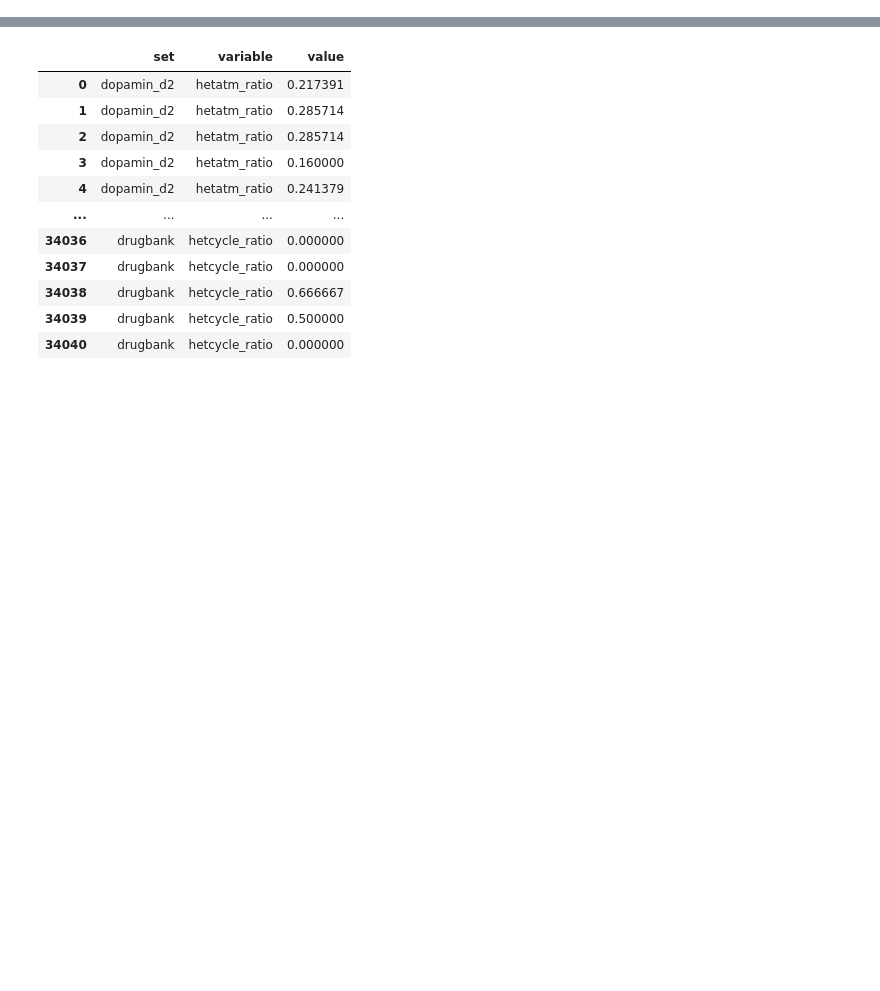
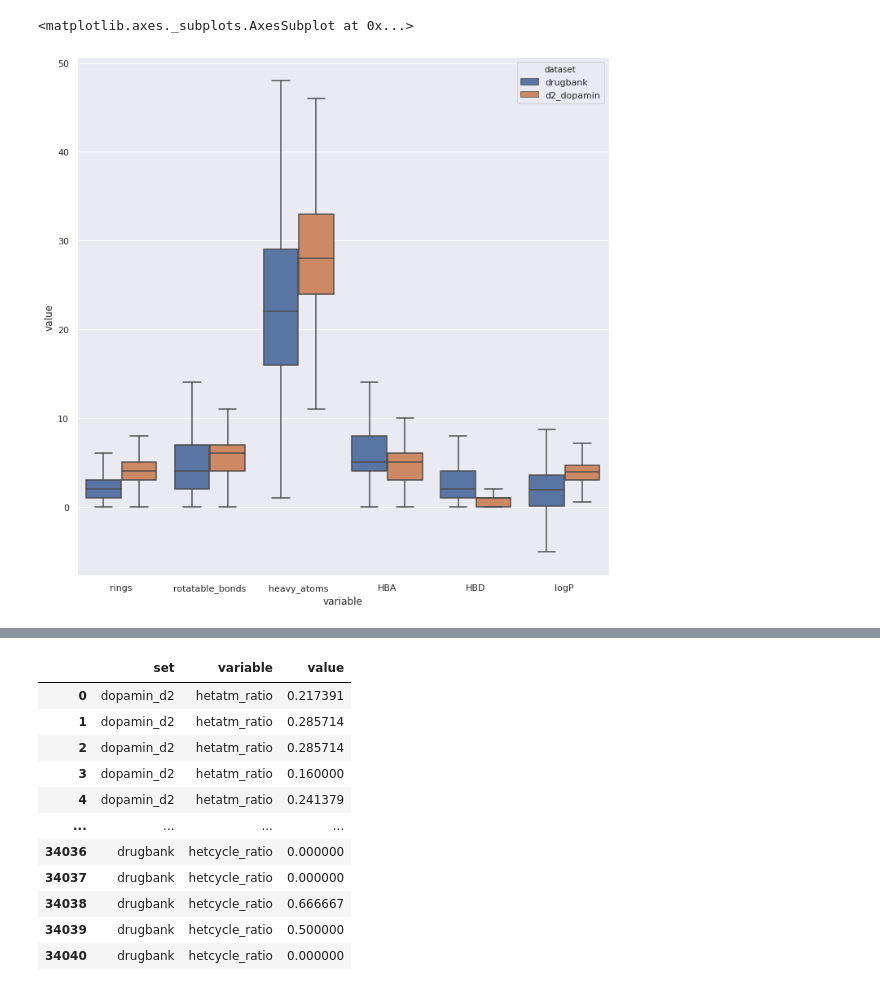
Before and after one commit to lich-uct/cdd2020, a Jupyter notebook: vavrikoa/3_deskriptory.ipynb, the cells around one changed output, grey strips where cells are left out. Saved outputs shown, nothing was run; the diff lists cells and outputs as text; code cells hidden in the pictures; blank space fills up the shorter version.

```diff
--- a/vavrikoa/3_deskriptory.ipynb
+++ b/vavrikoa/3_deskriptory.ipynb
@@ -173 +100,7 @@ long_d2_db
+# %%
+sns.set(rc={'figure.figsize':(11.7, 11.7)})
+sns.boxplot(y="value", x="variable", hue="dataset", data = all_ligands_long.loc[all_ligands_long["variable"]. isin(["rings", "rotatable_bonds", "heavy_atoms", "HBA", "HBD", "logP"])], showfliers=False)
+# %% [output]
+<matplotlib.axes._subplots.AxesSubplot at 0x...>
+[figure, added]
 # %%
```
Also changed, not shown: parts of 29 cells of this notebook, 1 other file.
